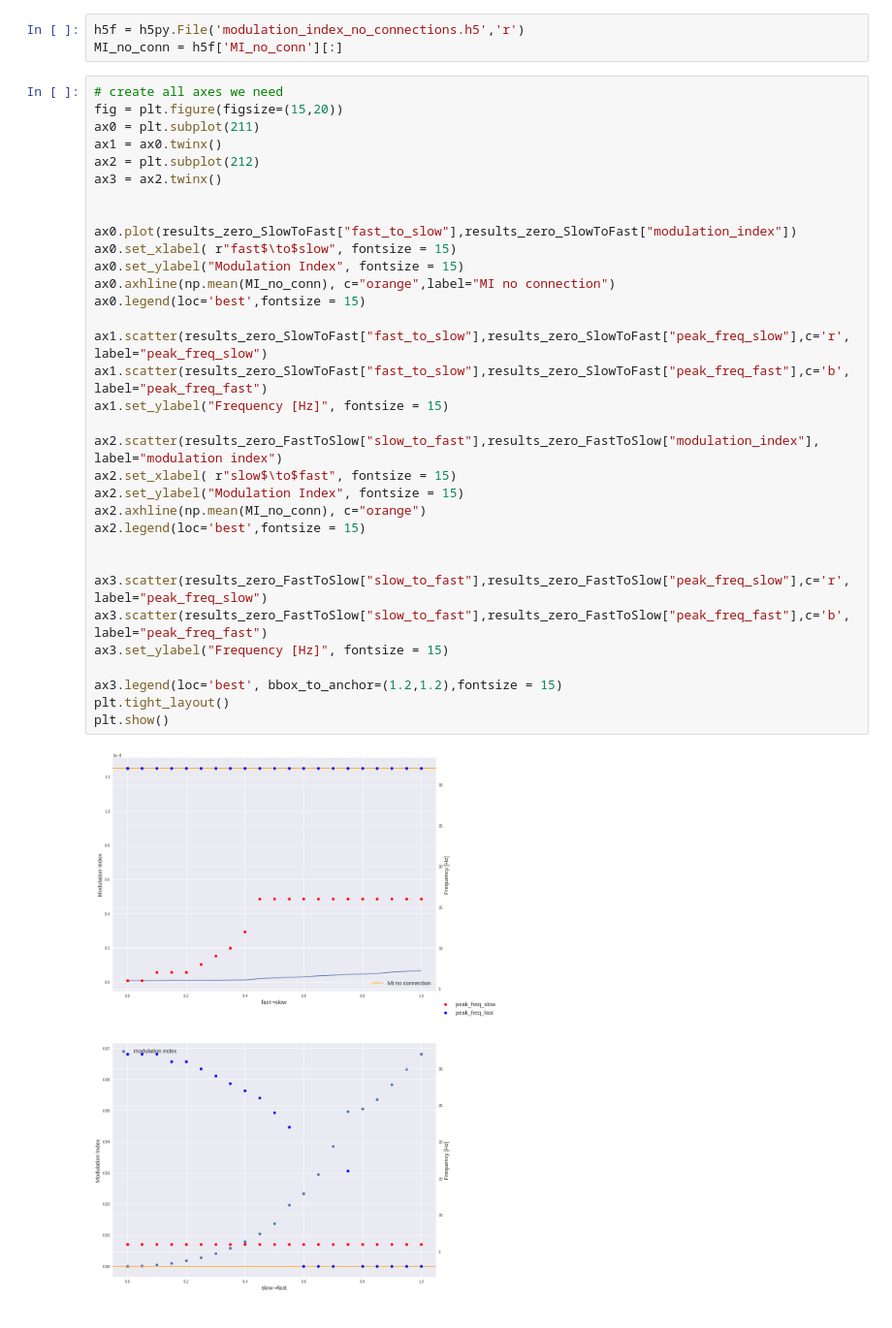
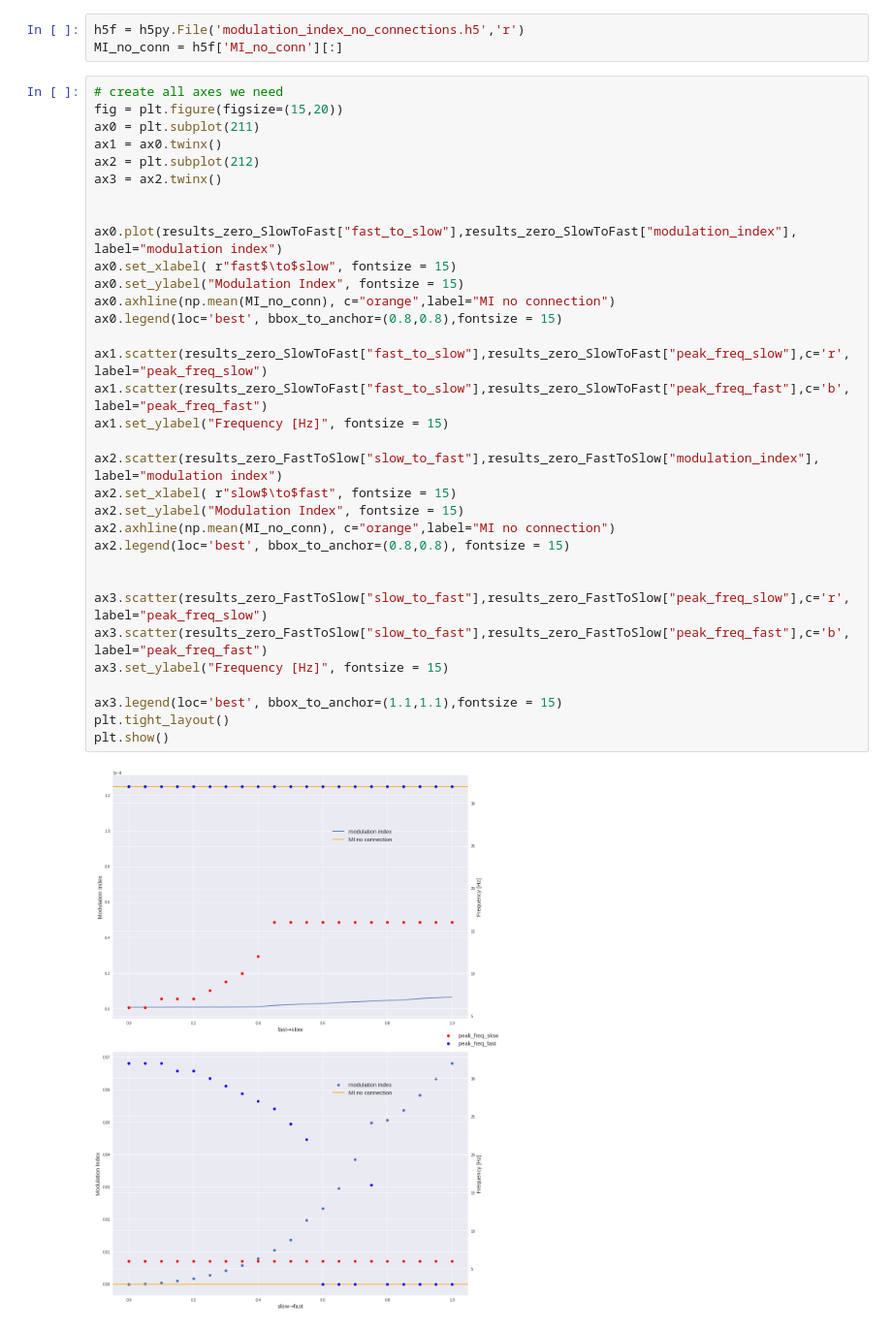
Before and after one commit to jajcayn/Hopf_CFC_analysis, a Jupyter notebook: 1d_parameter_exploration.ipynb, the cells around one changed output. Shown at 97% size. Drawn from its saved outputs; the diff is of its cells as text.

Commit message:
adjust plot labels

```diff
--- a/1d_parameter_exploration.ipynb
+++ b/1d_parameter_exploration.ipynb
@@ -212,35 +212,35 @@ MI_no_conn = h5f['MI_no_conn'][:]
 # %%
 # create all axes we need
 fig = plt.figure(figsize=(15,20))
 ax0 = plt.subplot(211)
 ax1 = ax0.twinx()
 ax2 = plt.subplot(212)
 ax3 = ax2.twinx()
 
 
-ax0.plot(results_zero_SlowToFast["fast_to_slow"],results_zero_SlowToFast["modulation_index"])
+ax0.plot(results_zero_SlowToFast["fast_to_slow"],results_zero_SlowToFast["modulation_index"], label="modulation index")
 ax0.set_xlabel( r"fast$\to$slow", fontsize = 15)
 ax0.set_ylabel("Modulation Index", fontsize = 15)
 ax0.axhline(np.mean(MI_no_conn), c="orange",label="MI no connection")
-ax0.legend(loc='best',fontsize = 15)
+ax0.legend(loc='best', bbox_to_anchor=(0.8,0.8),fontsize = 15)
 
 ax1.scatter(results_zero_SlowToFast["fast_to_slow"],results_zero_SlowToFast["peak_freq_slow"],c='r', label="peak_freq_slow")
 ax1.scatter(results_zero_SlowToFast["fast_to_slow"],results_zero_SlowToFast["peak_freq_fast"],c='b', label="peak_freq_fast")
 ax1.set_ylabel("Frequency [Hz]", fontsize = 15)
 
 ax2.scatter(results_zero_FastToSlow["slow_to_fast"],results_zero_FastToSlow["modulation_index"], label="modulation index")
 ax2.set_xlabel( r"slow$\to$fast", fontsize = 15)
 ax2.set_ylabel("Modulation Index", fontsize = 15)
-ax2.axhline(np.mean(MI_no_conn), c="orange")
-ax2.legend(loc='best',fontsize = 15)
+ax2.axhline(np.mean(MI_no_conn), c="orange",label="MI no connection")
+ax2.legend(loc='best', bbox_to_anchor=(0.8,0.8), fontsize = 15)
 
 
 ax3.scatter(results_zero_FastToSlow["slow_to_fast"],results_zero_FastToSlow["peak_freq_slow"],c='r', label="peak_freq_slow")
 ax3.scatter(results_zero_FastToSlow["slow_to_fast"],results_zero_FastToSlow["peak_freq_fast"],c='b', label="peak_freq_fast")
 ax3.set_ylabel("Frequency [Hz]", fontsize = 15)
 
-ax3.legend(loc='best', bbox_to_anchor=(1.2,1.2),fontsize = 15)
+ax3.legend(loc='best', bbox_to_anchor=(1.1,1.1),fontsize = 15)
 plt.tight_layout()
 plt.show()
 # %% [output]
-[figure, old version]
+[figure, new version]
```
